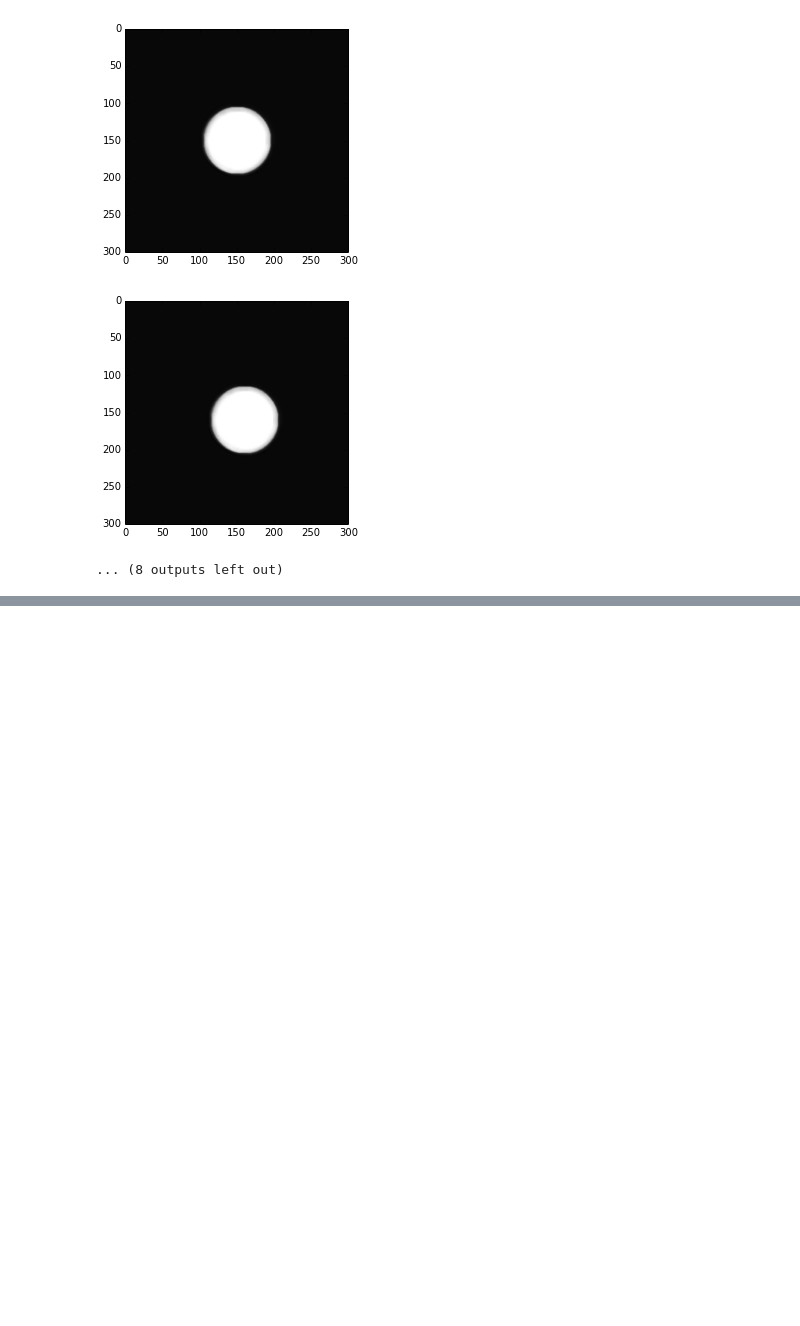
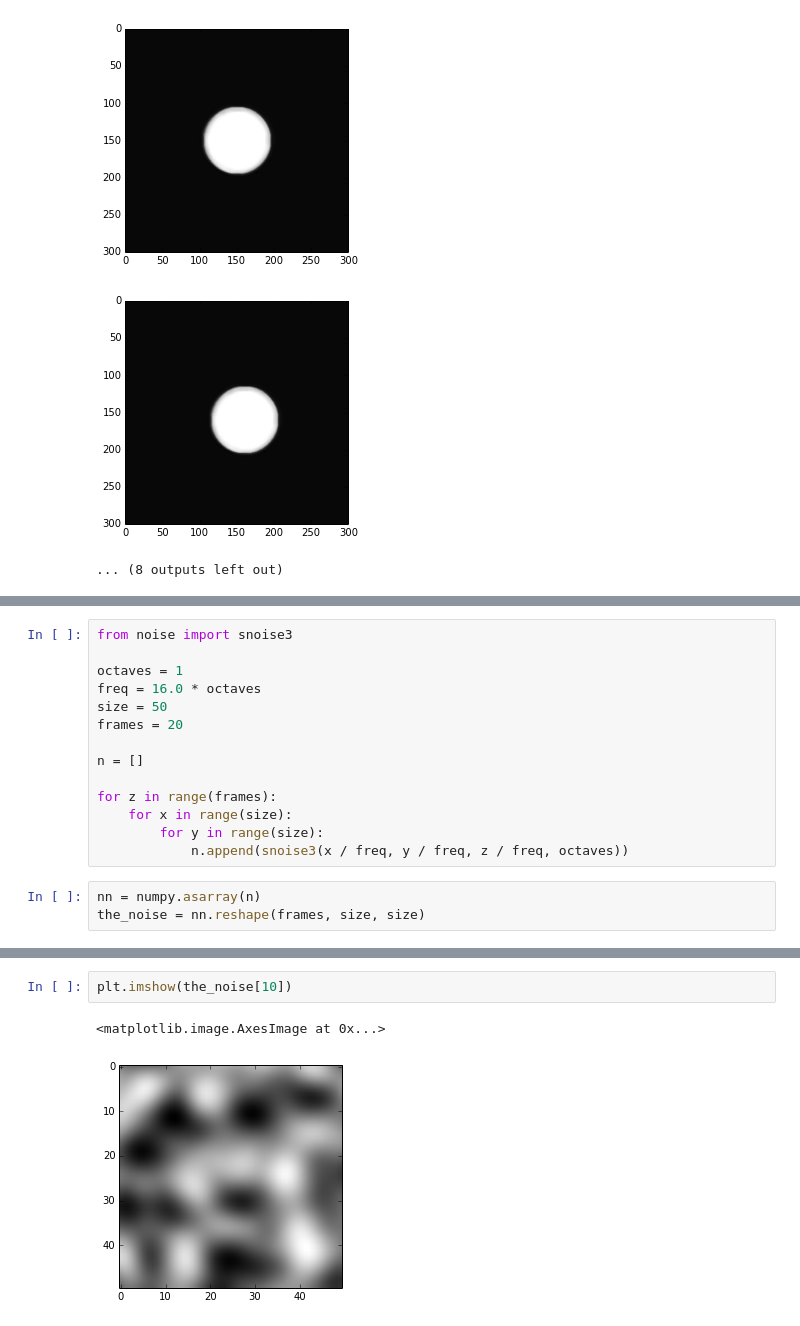
Before and after one commit to ingenieroariel/nb, a Jupyter notebook: Sparse coding for unusual events.ipynb, the cells around one changed output, grey strips where cells are left out. Cells and saved outputs as stored; diff of their text form; blank space fills up the shorter version.

```diff
--- a/Sparse coding for unusual events.ipynb
+++ b/Sparse coding for unusual events.ipynb
@@ -247,0 +256,17 @@ for frame in out_vid:
+# %%
+from noise import snoise3
+
+octaves = 1
+freq = 16.0 * octaves
+size = 50
+frames = 20
+
+n = []
+
+for z in range(frames):
+    for x in range(size):
+        for y in range(size):
+            n.append(snoise3(x / freq, y / freq, z / freq, octaves))
+# %%
+nn = numpy.asarray(n)
+the_noise = nn.reshape(frames, size, size)
@@ -247,0 +277,5 @@ for frame in out_vid:
+# %%
+plt.imshow(the_noise[10])
+# %% [output]
+<matplotlib.image.AxesImage at 0x...>
+[figure, added]
```
Also changed, not shown: parts of 4 cells of this notebook.
